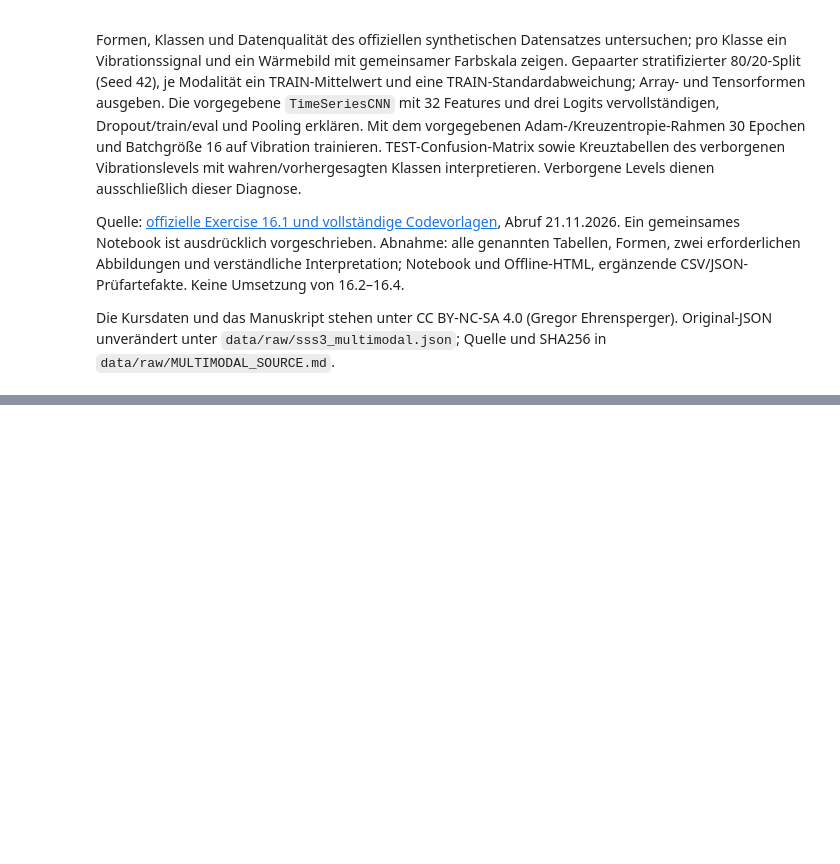
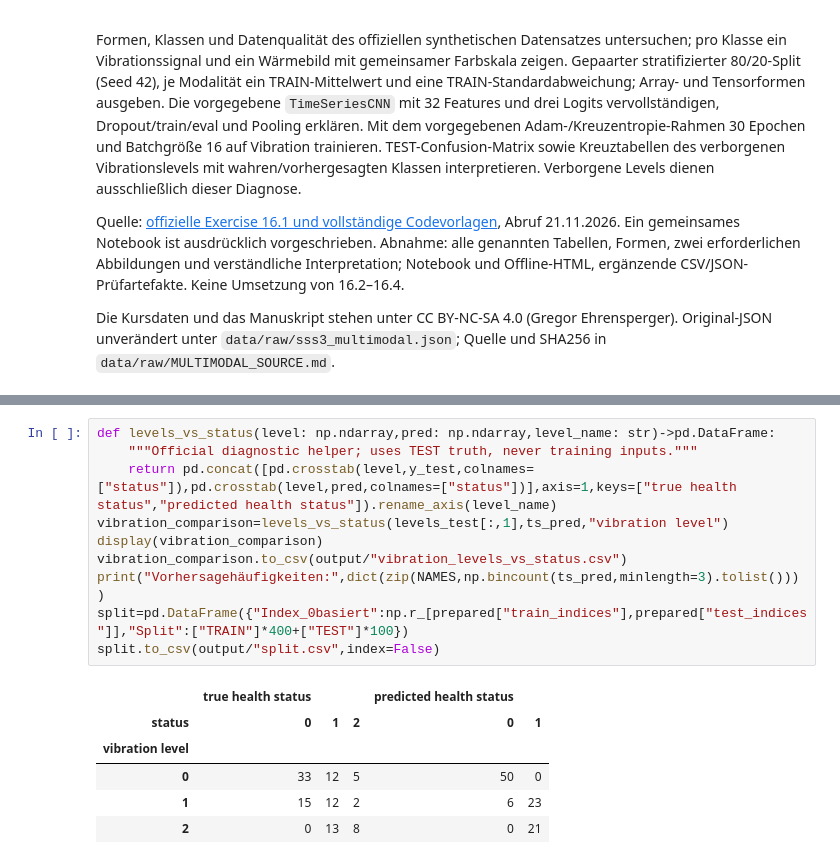
Before and after one commit to WardenPup/Industrial-Data-Science, a Jupyter notebook: sessions/ch16/multimodal_health_monitoring.ipynb, the cells around one changed output, grey strips where cells are left out. Drawn from its saved outputs; the diff is of its cells as text; blank space fills up the shorter version.

```diff
--- a/sessions/ch16/multimodal_health_monitoring.ipynb
+++ b/sessions/ch16/multimodal_health_monitoring.ipynb
@@ -13,0 +154,17 @@ Die Kursdaten und das Manuskript stehen unter CC BY-NC-SA 4.0 (Gregor Ehrensperg
+# %%
+def levels_vs_status(level: np.ndarray,pred: np.ndarray,level_name: str)->pd.DataFrame:
+    """Official diagnostic helper; uses TEST truth, never training inputs."""
+    return pd.concat([pd.crosstab(level,y_test,colnames=["status"]),pd.crosstab(level,pred,colnames=["status"])],axis=1,keys=["true health status","predicted health status"]).rename_axis(level_name)
+vibration_comparison=levels_vs_status(levels_test[:,1],ts_pred,"vibration level")
+display(vibration_comparison)
+vibration_comparison.to_csv(output/"vibration_levels_vs_status.csv")
+print("Vorhersagehäufigkeiten:",dict(zip(NAMES,np.bincount(ts_pred,minlength=3).tolist())))
+split=pd.DataFrame({"Index_0basiert":np.r_[prepared["train_indices"],prepared["test_indices"]],"Split":["TRAIN"]*400+["TEST"]*100})
+split.to_csv(output/"split.csv",index=False)
+# %% [output]
+|  | true health status |  |  | predicted health status |  |
+| status | 0 | 1 | 2 | 0 | 1 |
+| vibration level |  |  |  |  |  |
+| 0 | 33 | 12 | 5 | 50 | 0 |
+| 1 | 15 | 12 | 2 | 6 | 23 |
+| 2 | 0 | 13 | 8 | 0 | 21 |
```
Also changed, not shown: parts of 10 cells of this notebook, 6 other files.
